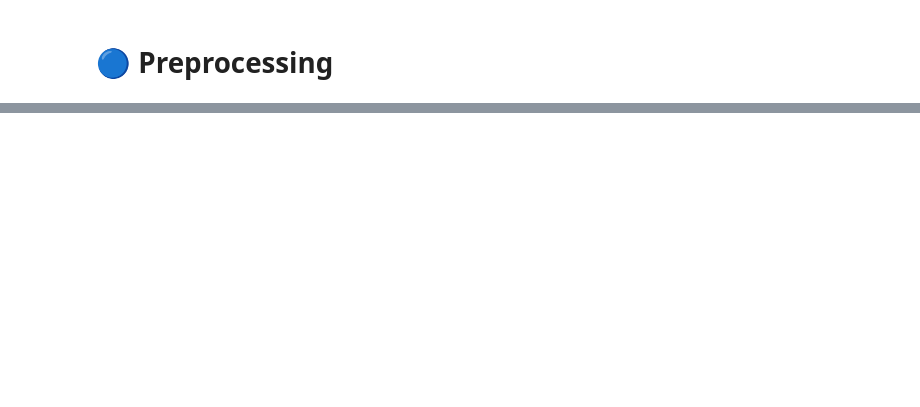
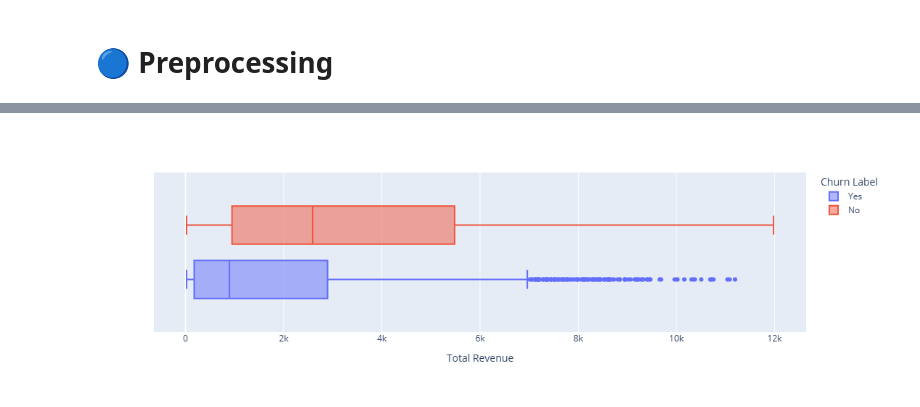
Before and after one commit to Alireza-Esp/Telecom-Customer-Churn-Modelling, a Jupyter notebook: notebooks/phase4-data-preprocessing-for-ML-modelling.ipynb, the cells around one changed output, grey strips where cells are left out. Drawn from its saved outputs; the diff is of its cells as text; code cells hidden in the pictures; blank space fills up the shorter version.

```diff
--- a/notebooks/phase4-data-preprocessing-for-ML-modelling.ipynb
+++ b/notebooks/phase4-data-preprocessing-for-ML-modelling.ipynb
@@ -42,0 +90,2 @@ data
+# %%
+data.drop(columns=["Satisfaction Score"], inplace=True)
@@ -42,0 +94,2 @@ data
+# %%
+data.drop(columns=["Customer Status", "Churn Category", "Churn Reason"], inplace=True)
@@ -42,0 +116,5 @@ data
+# %%
+plot = px.box(data_frame=data, x="Total Revenue", color="Churn Label", )
+plot.show()
+# %% [output]
+[figure, added]
```
Also changed, not shown: parts of 13 cells of this notebook.
